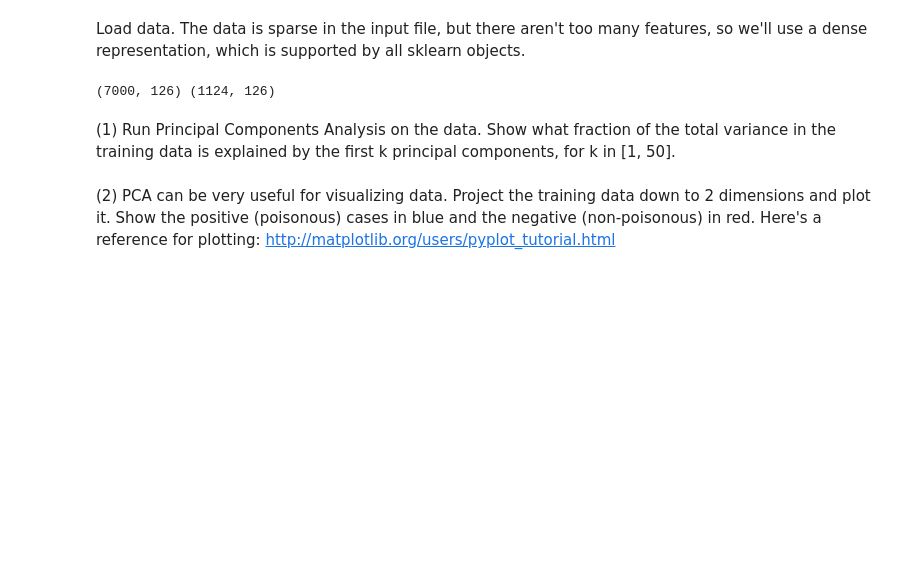
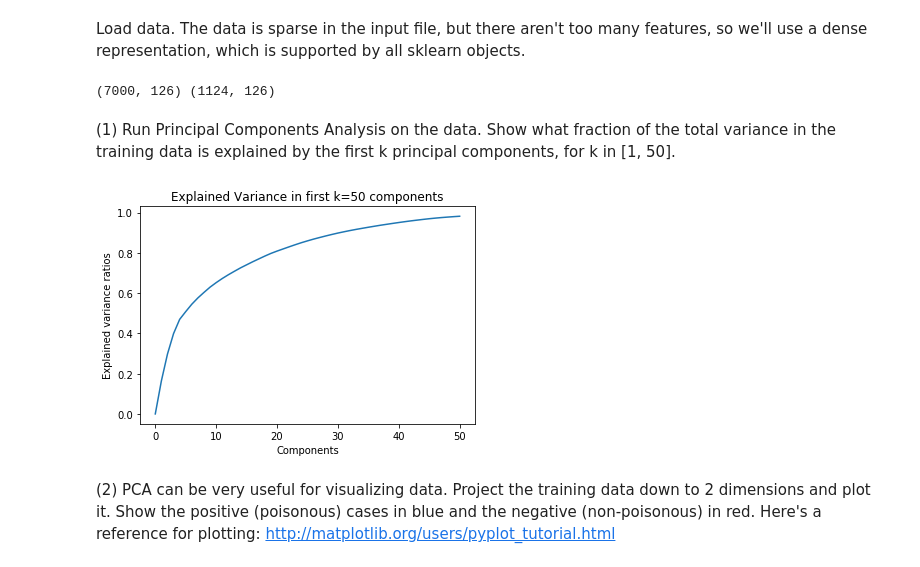
Before and after one commit to elrufaie/W207-Applied-Machine-Learning, a Jupyter notebook: Projects/harith_elrufaie_p3.ipynb, the cells around one changed output. Cells and saved outputs as stored; diff of their text form; code cells hidden in the pictures; blank space fills up the shorter version.

```diff
--- a/Projects/harith_elrufaie_p3.ipynb
+++ b/Projects/harith_elrufaie_p3.ipynb
@@ -22,7 +22,7 @@ from matplotlib.colors import LogNorm
 Load feature names.
 # %%
 feature_names = []
-with open('../Data/mushroom.map') as fmap:
+with open('Data/mushroom.map') as fmap:
     for line in fmap:
         [index, name, junk] = line.split()
         feature_names.append(name)
@@ -35,7 +35,7 @@ Load data. The data is sparse in the input file, but there aren't too many featu
 # %%
 X, Y = [], []
 
-with open('../Data/mushroom.data') as fdata:
+with open('Data/mushroom.data') as fdata:
     for line in fdata:
         items = line.split()
         Y.append(int(items.pop(0)))
@@ -69,2 +62,24 @@ print train_data.shape, test_data.shape
+# %%
+def P1():
+### STUDENT START ###
+    pca = PCA(n_components=50)
+    pca.fit(train_data)
+
+    var_ratio = np.cumsum(np.concatenate(([0], pca.explained_variance_ratio_)))
+
+    # plot...
+    plt.plot(range(0, 51), var_ratio)
+
+    plt.xlabel('Components')
+    plt.ylabel('Explained variance ratios')
+    plt.title("Explained Variance in first k=50 components")
+
+    plt.show()
+
+### STUDENT END ###
+
+P1()
+# %% [output]
+[figure, added]
 # %% [markdown]
 (2) PCA can be very useful for visualizing data. Project the training data down to 2 dimensions and plot it. Show the positive (poisonous) cases in blue and the negative (non-poisonous) in red. Here's a reference for plotting: http://matplotlib.org/users/pyplot_tutorial.html
```
Also changed, not shown: parts of 4 cells of this notebook.
